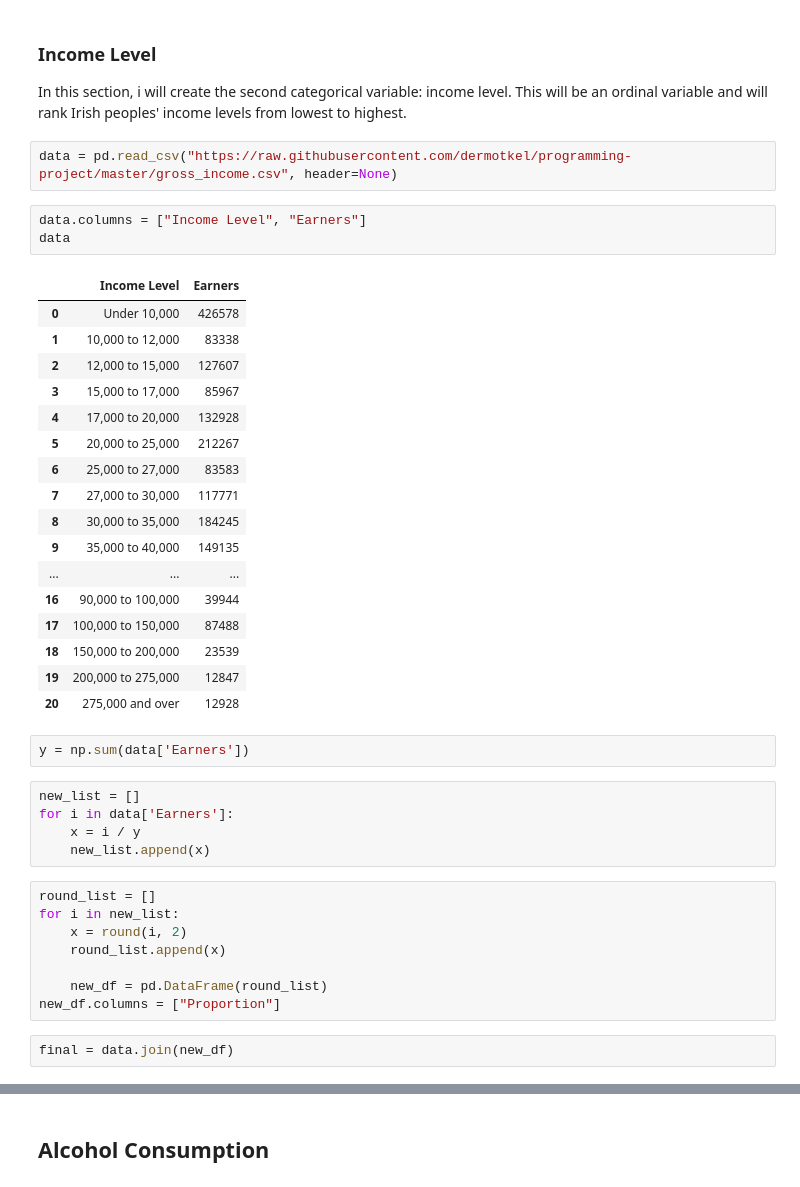
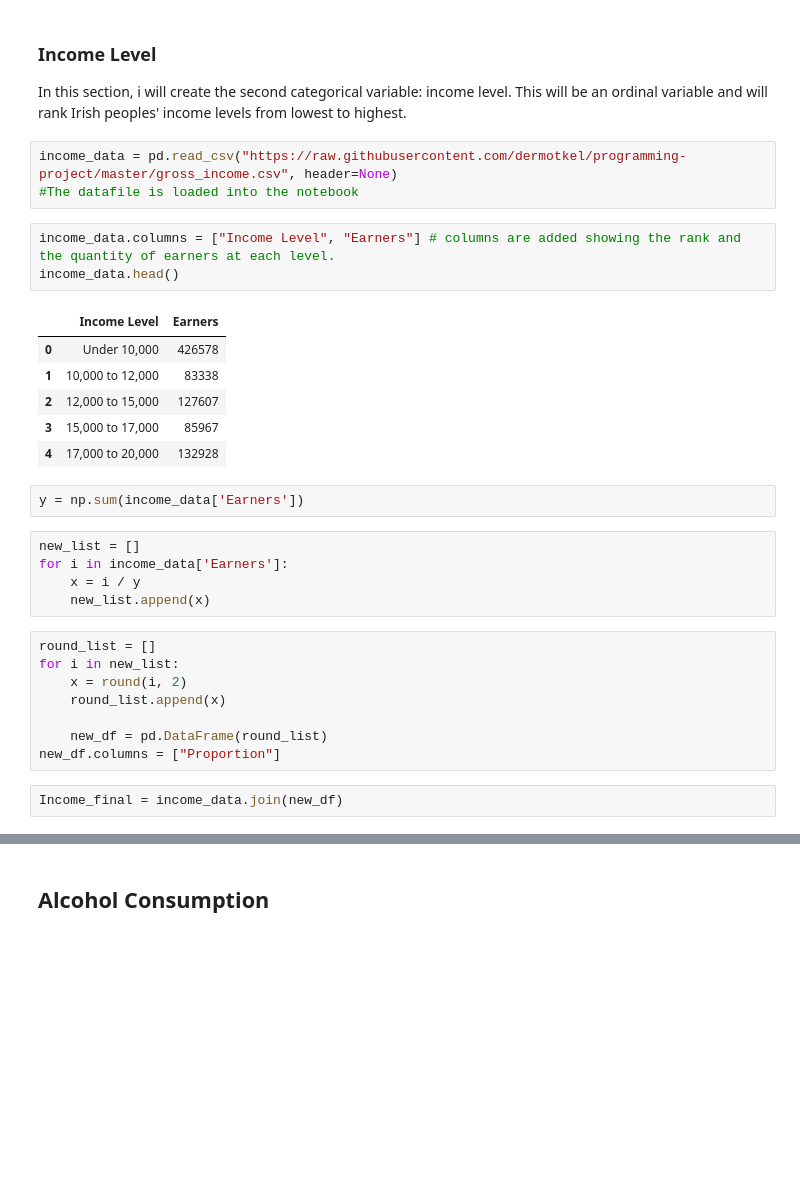
Before and after one commit to dermotkel/programming-project, a Jupyter notebook: Programming Project.ipynb, the cells around one changed output, grey strips where cells are left out. Cells and saved outputs as stored; diff of their text form; blank space fills up the shorter version.

```diff
--- a/Programming Project.ipynb
+++ b/Programming Project.ipynb
@@ -125,33 +125,23 @@ female = female.reset_index(drop=True) # resets the index for both dataframes so
 
 In this section, i will create the second categorical variable: income level. This will be an ordinal variable and will rank Irish peoples' income levels from lowest to highest.
 # %%
-data = pd.read_csv("https://raw.githubusercontent.com/dermotkel/programming-project/master/gross_income.csv", header=None)
+income_data = pd.read_csv("https://raw.githubusercontent.com/dermotkel/programming-project/master/gross_income.csv", header=None)
+#The datafile is loaded into the notebook
-# %%
-data.columns = ["Income Level", "Earners"]
-data
-# %% [output]
-|  | Income Level | Earners |
-| 0 | Under 10,000 | 426578 |
-| 1 | 10,000 to 12,000 | 83338 |
-| 2 | 12,000 to 15,000 | 127607 |
-| 3 | 15,000 to 17,000 | 85967 |
-| 4 | 17,000 to 20,000 | 132928 |
-| 5 | 20,000 to 25,000 | 212267 |
-| 6 | 25,000 to 27,000 | 83583 |
-| 7 | 27,000 to 30,000 | 117771 |
-| 8 | 30,000 to 35,000 | 184245 |
-| 9 | 35,000 to 40,000 | 149135 |
-| ... | ... | ... |
-| 16 | 90,000 to 100,000 | 39944 |
-| 17 | 100,000 to 150,000 | 87488 |
-| 18 | 150,000 to 200,000 | 23539 |
-| 19 | 200,000 to 275,000 | 12847 |
-| 20 | 275,000 and over | 12928 |
+# %%
+income_data.columns = ["Income Level", "Earners"] # columns are added showing the rank and the quantity of earners at each level.
+income_data.head()
+# %% [output]
+|  | Income Level | Earners |
+| 0 | Under 10,000 | 426578 |
+| 1 | 10,000 to 12,000 | 83338 |
+| 2 | 12,000 to 15,000 | 127607 |
+| 3 | 15,000 to 17,000 | 85967 |
+| 4 | 17,000 to 20,000 | 132928 |
 # %%
-y = np.sum(data['Earners'])
+y = np.sum(income_data['Earners'])
 # %%
 new_list = []
-for i in data['Earners']:
+for i in income_data['Earners']:
     x = i / y
     new_list.append(x)
 # %%
@@ -163,4 +153,4 @@ for i in new_list:
     new_df = pd.DataFrame(round_list)
 new_df.columns = ["Proportion"]
 # %%
-final = data.join(new_df)
+Income_final = income_data.join(new_df)
```
Also changed, not shown: parts of 3 cells of this notebook.
